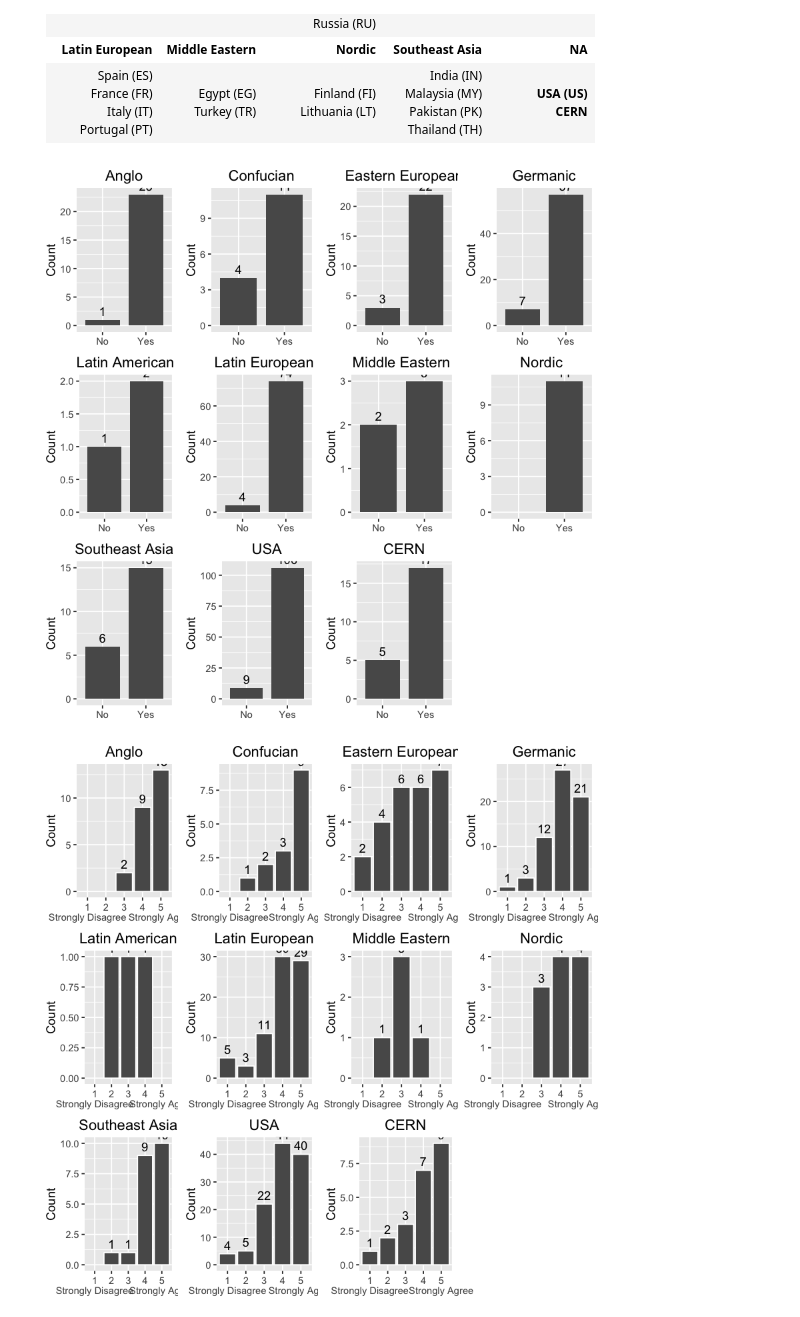
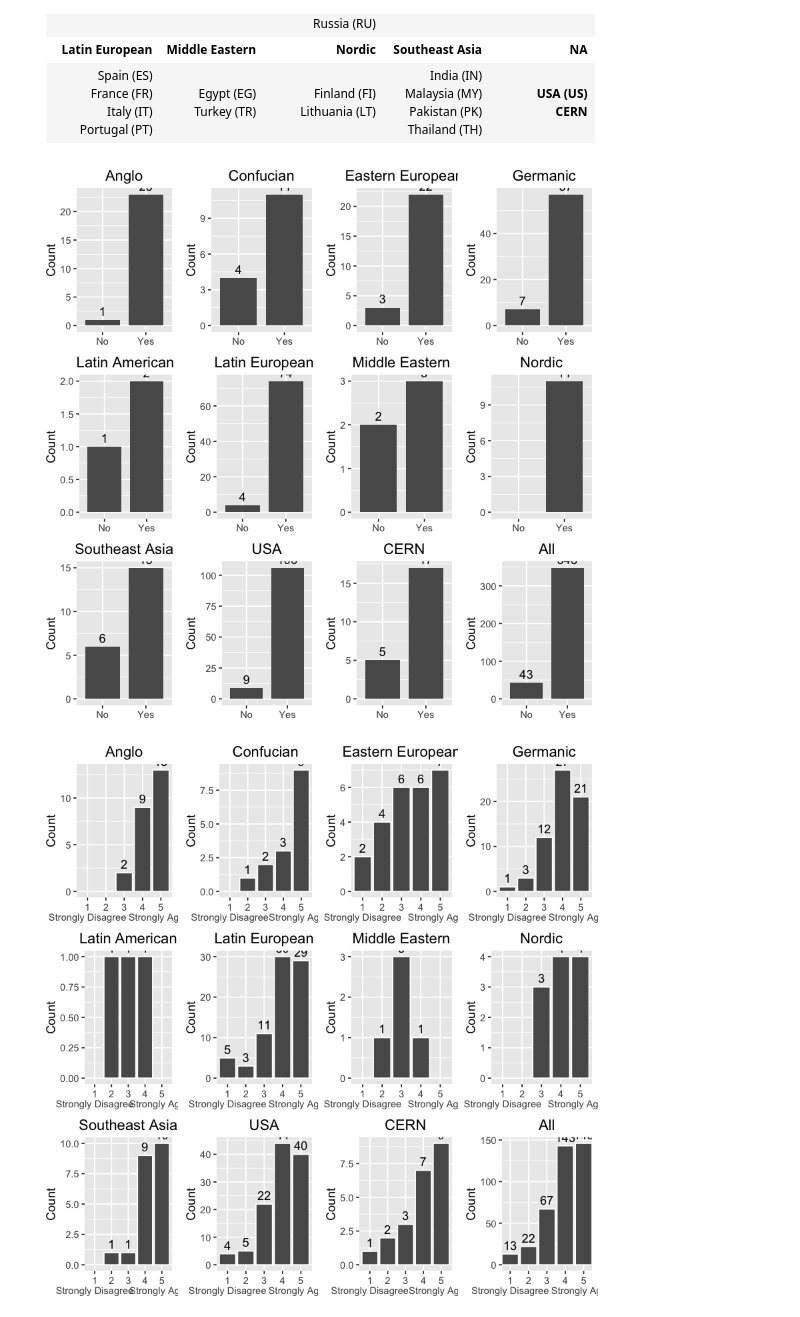
Before and after one commit to RaoOfPhysics/phd-notebooks, a Jupyter notebook: 01_CountryGroupings.ipynb, the cells around one changed output. Saved outputs shown, nothing was run; the diff lists cells and outputs as text; code cells hidden in the pictures.

Commit message:
Make first plots with filtered country groups

```diff
--- a/01_CountryGroupings.ipynb
+++ b/01_CountryGroupings.ipynb
@@ -129,35 +129,59 @@ for (val in allGroups[,1]) {
     i <- i+1
 }
 
+plot_list[[i]] <- ggplot(dat, aes(x = previous_participation)) +
+                      geom_bar(width=0.8) +
+                      geom_text(stat="count", aes(label = ..count..,
+                                                    y=..count..), vjust=-0.5) +
+                      ylab("Count") +
+                      theme(axis.title.x=element_blank()) +
+                      scale_x_discrete(drop=FALSE) +
+                      labs(title="All")
+
 do.call(grid.arrange, c(plot_list, ncol=4))
 # %% [output]
-[figure, old version]
+[figure, new version]
 # %%
 i <- 1
 plot_list <- list()
 for (val in allGroups[,1]) {
     name <- allGroups[i,2]
     grp <- paste("dat.country.", val, sep="")
     grp <- get(grp)
     fltr <- melt(as.matrix(grp[c('imp_because_taxes')]))
     fltr$value <- factor(fltr$value,
                          levels=c(1, 2, 3, 4, 5))
-    plot_list[[i]] <- ggplot(fltr, aes(x = value)) +
+    plot_list[[i]] <- ggplot(na.omit(fltr), aes(x = value)) +
                       geom_bar(stat="count", colour="white") +
                       geom_text(stat="count", aes(label = ..count..,
                                 y=..count..), vjust=-0.5) +
                       ylab("Count") +
                       theme(axis.title.x=element_blank()) +
                       scale_x_discrete(name = NULL,
                                        limits = c(1:5),
                                        drop = FALSE,
                                        labels = c("1" = "1\nStrongly Disagree",
                                                   "2" = "2", "3" = "3", "4" = "4",
                                                   "5" = "5\nStrongly Agree")) +
                       labs(title=name)
     i <- i+1
 }
 
+fltr <- melt(as.matrix(dat[c('imp_because_taxes')]))
+plot_list[[i]] <- ggplot(na.omit(fltr), aes(x = value)) +
+                      geom_bar(stat="count", colour="white") +
+                      geom_text(stat="count", aes(label = ..count..,
+                                y=..count..), vjust=-0.5) +
+                      ylab("Count") +
+                      theme(axis.title.x=element_blank()) +
+                      scale_x_discrete(name = NULL,
+                                       limits = c(1:5),
+                                       drop = FALSE,
+                                       labels = c("1" = "1\nStrongly Disagree",
+                                                  "2" = "2", "3" = "3", "4" = "4",
+                                                  "5" = "5\nStrongly Agree")) +
+                      labs(title="All")
+
 do.call(grid.arrange, c(plot_list, ncol=4))
 # %% [output]
-[figure, old version]
+[figure, new version]
```
Also changed, not shown: parts of 9 cells of this notebook.
